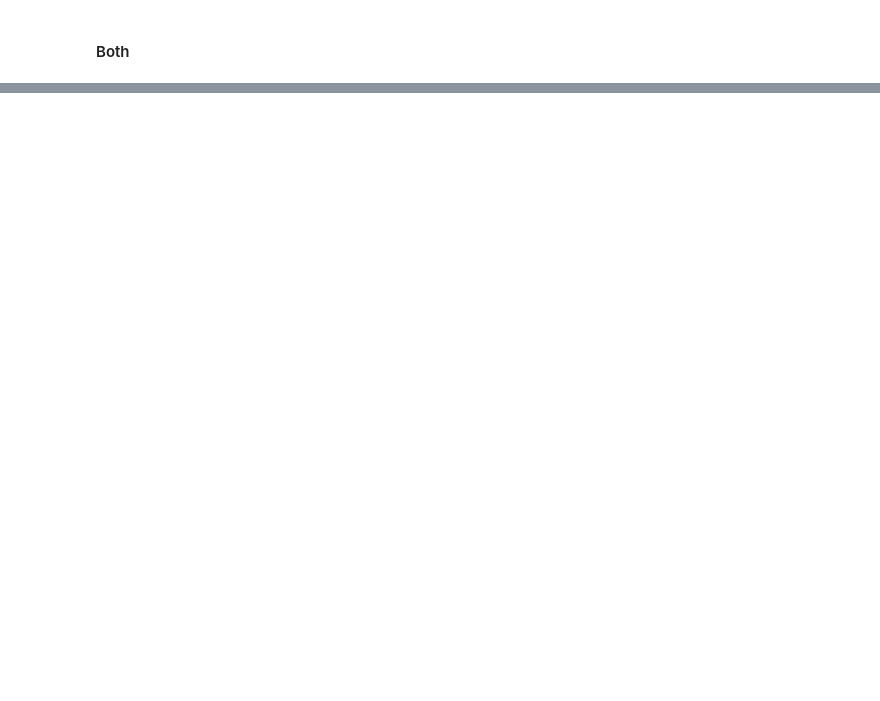
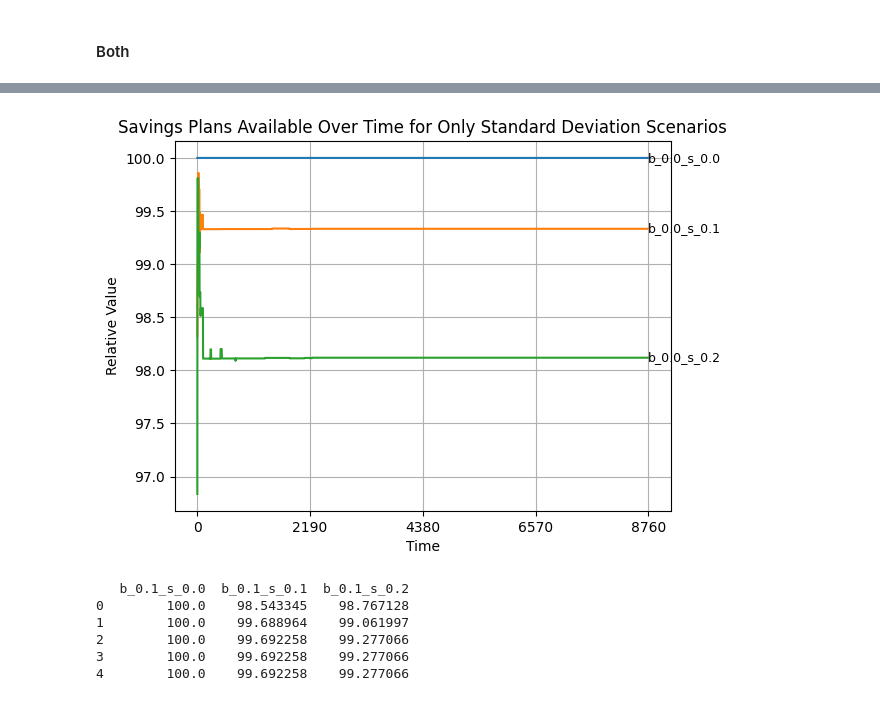
Before and after one commit to ufcg-lsd/forecast_error_cap_planning, a Jupyter notebook: src/result_analysis/plots.ipynb, the cells around one changed output, grey strips where cells are left out. Saved outputs shown, nothing was run; the diff lists cells and outputs as text; code cells hidden in the pictures; blank space fills up the shorter version.

```diff
--- a/src/result_analysis/plots.ipynb
+++ b/src/result_analysis/plots.ipynb
@@ -118,0 +214,37 @@ plt.show()
+# %%
+for col in relative_df.columns:
+    bias = float(col.split('_')[1])
+    if bias == 0:
+        line, = plt.plot(relative_df.index, relative_df[col])
+
+        plt.text(
+            relative_df.index[-1],
+            relative_df[col].iloc[-1],
+            col,
+            color="black",
+            fontsize=9,
+            va="center", ha="left"
+        )
+
+plt.xlabel("Time")
+plt.ylabel("Relative Value")
+plt.title("Savings Plans Available Over Time for Only Standard Deviation Scenarios")
+plt.grid(True)
+
+plt.xticks(ticks=range(0, len(relative_df.index) + 1, 2190))
+
+plt.show()
+# %% [output]
+[figure, added]
+# %%
+baseline_col = "b_0.1_s_0.0"
+df_sp_purchases_tmp = df_sp_purchases[['b_0.1_s_0.0', 'b_0.1_s_0.1', 'b_0.1_s_0.2']]
+relative_df_tmp = df_sp_purchases_tmp.div(df_sp_purchases_tmp[baseline_col], axis=0) * 100
+print(relative_df_tmp.head())
+# %% [output]
+   b_0.1_s_0.0  b_0.1_s_0.1  b_0.1_s_0.2
+0        100.0    98.543345    98.767128
+1        100.0    99.688964    99.061997
+2        100.0    99.692258    99.277066
+3        100.0    99.692258    99.277066
+4        100.0    99.692258    99.277066
```
Also changed, not shown: parts of 26 cells of this notebook.
